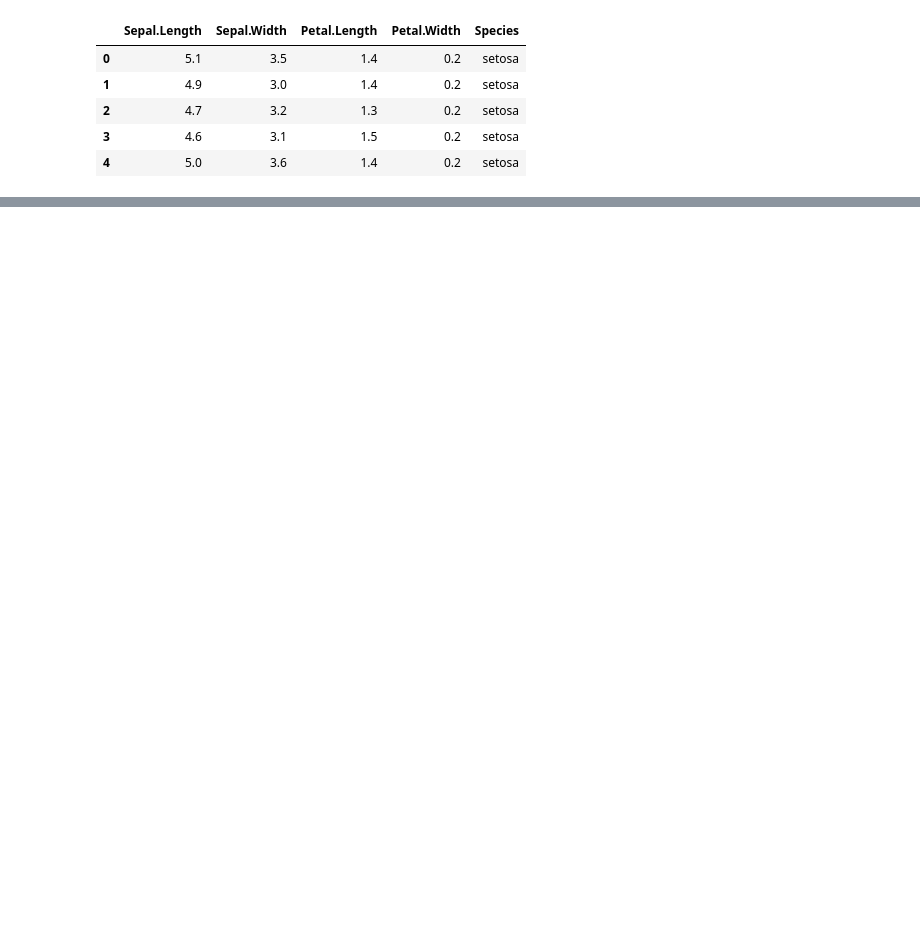
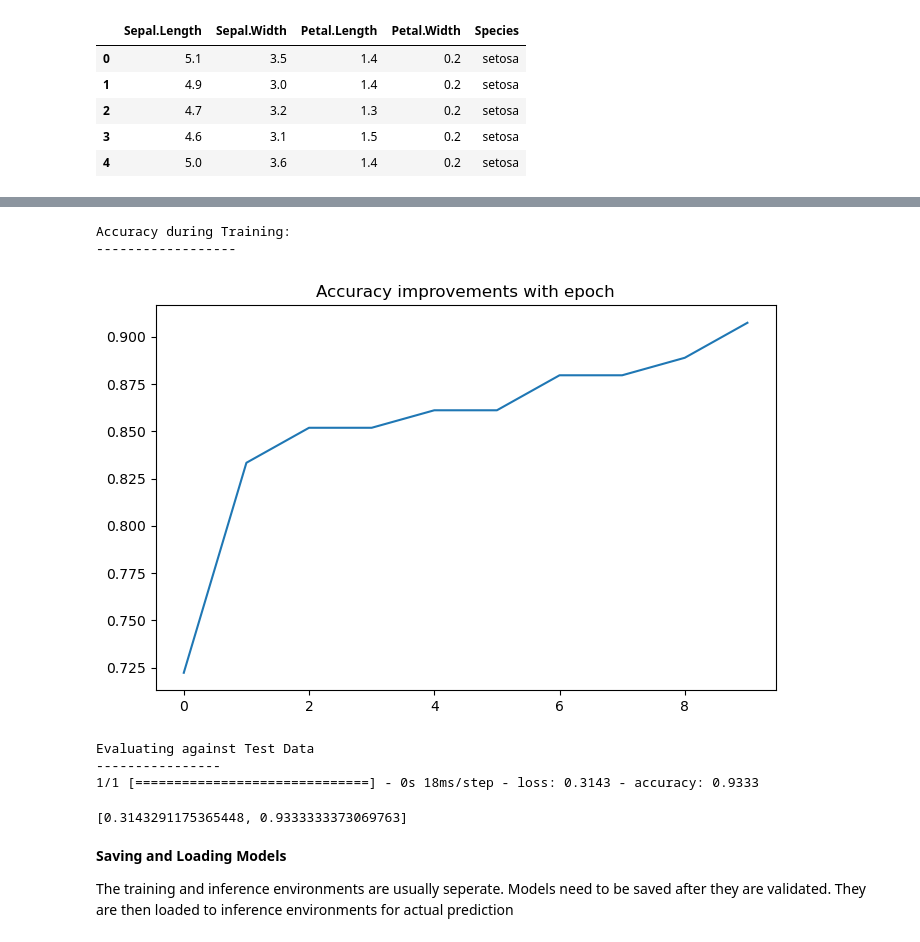
Before and after one commit to shanthan001/AI-Workspace, a Jupyter notebook: IRIS/Practice_iris_deeplearning.ipynb, the cells around one changed output, grey strips where cells are left out. Drawn from its saved outputs; the diff is of its cells as text; code cells hidden in the pictures; blank space fills up the shorter version.

```diff
--- a/IRIS/Practice_iris_deeplearning.ipynb
+++ b/IRIS/Practice_iris_deeplearning.ipynb
@@ -65,0 +95,5 @@ Labels before scaling :
+# %%
+# Split the training and test data
+x_train,x_test,y_train,y_test = train_test_split(x_data,y_data,test_size=0.10)
+print("\nTrain and Test Dimensions:\n--------------------------------")
+print(x_train.shape,y_train.shape,x_test.shape,y_test.shape)
@@ -65,0 +165,25 @@ Labels before scaling :
+# %%
+# Make Verbose as 1,so as to see detailed logging info - Model explains each and everything that is going on
+VERBOSE = 1
+
+# Setup the Hyper parameters for training
+
+# set the batch size
+BATCH_SIZE = 16
+# set number of epochs
+EPOCHS = 10
+# set validation split. set 20% of training data to validation
+VALIDATION_SPLIT = 0.2
+
+print("\nTraining Progress:\n------------------------")
+
+# fit the model. This will perform entire training cycle, including
+# forward propogation, loss computation, backward propogation, gradient descent
+# execute for the specified batch sized and epoch
+# perform validation after each epoch
+
+history = model.fit(x_train,
+                    y_train,
+                    batch_size=BATCH_SIZE,
+                    epochs=EPOCHS,
+                    validation_split=VALIDATION_SPLIT)
@@ -65,0 +212,25 @@ Labels before scaling :
+# %%
+print("\nAccuracy during Training:\n------------------")
+import matplotlib.pyplot as plt
+
+# plot accuracy of model after each epoch
+pd.DataFrame(history.history)["accuracy"].plot(figsize=(8,5))
+plt.title("Accuracy improvements with epoch")
+plt.show()
+# %% [output]
+Accuracy during Training:
+------------------
+[figure, added]
+# %%
+# Evaluate the model against test datasets and print results
+print("\nEvaluating against Test Data\n----------------")
+model.evaluate(x_test,y_test)
+# %% [output]
+Evaluating against Test Data
+----------------
+1/1 [==============================] - 0s 18ms/step - loss: 0.3143 - accuracy: 0.9333
+[0.3143291175365448, 0.9333333373069763]
+# %% [markdown]
+**Saving and Loading Models**
+
+The training and inference environments are usually seperate. Models need to be saved after they are validated. They are then loaded to inference environments for actual prediction
```
Also changed, not shown: parts of 11 cells of this notebook.
